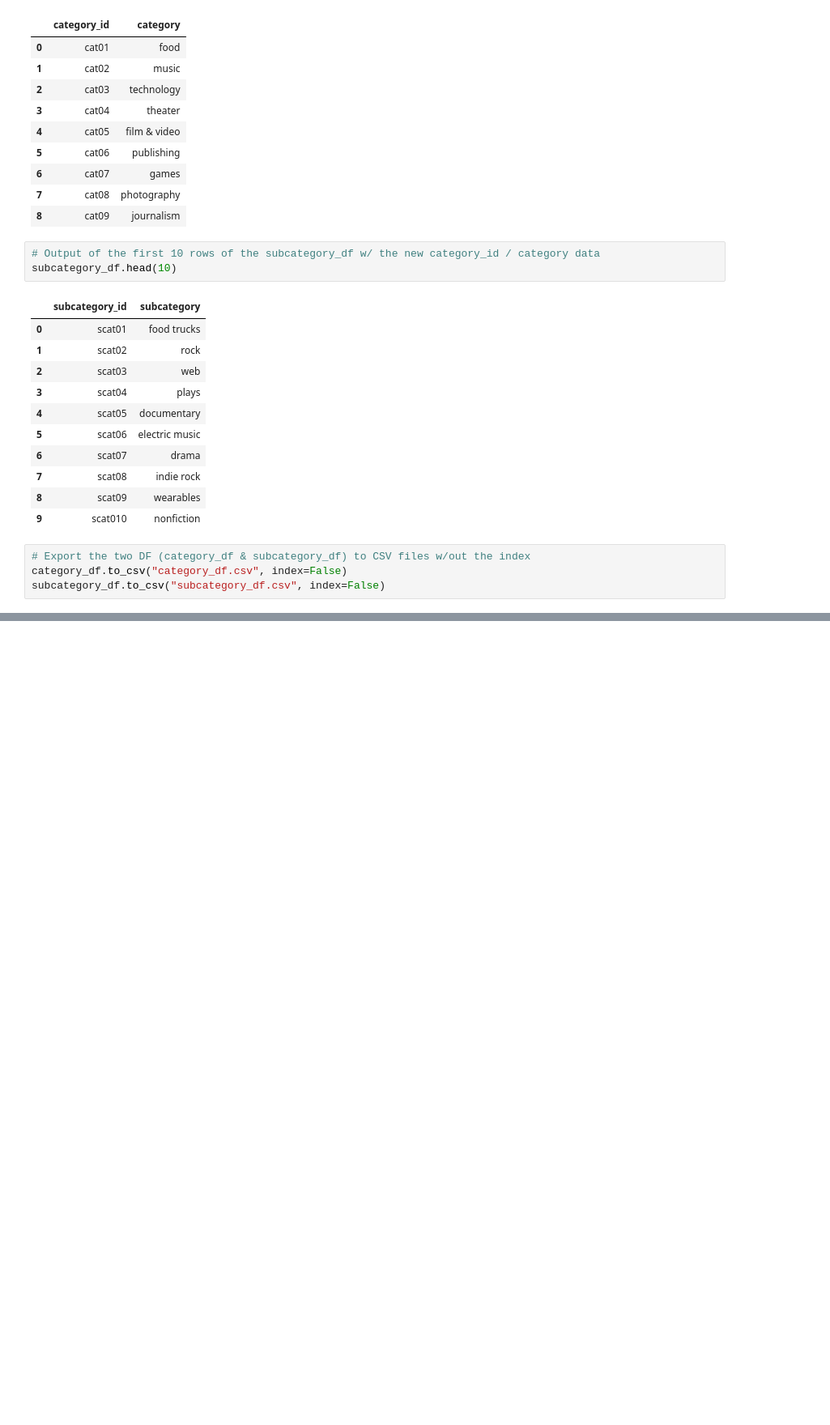
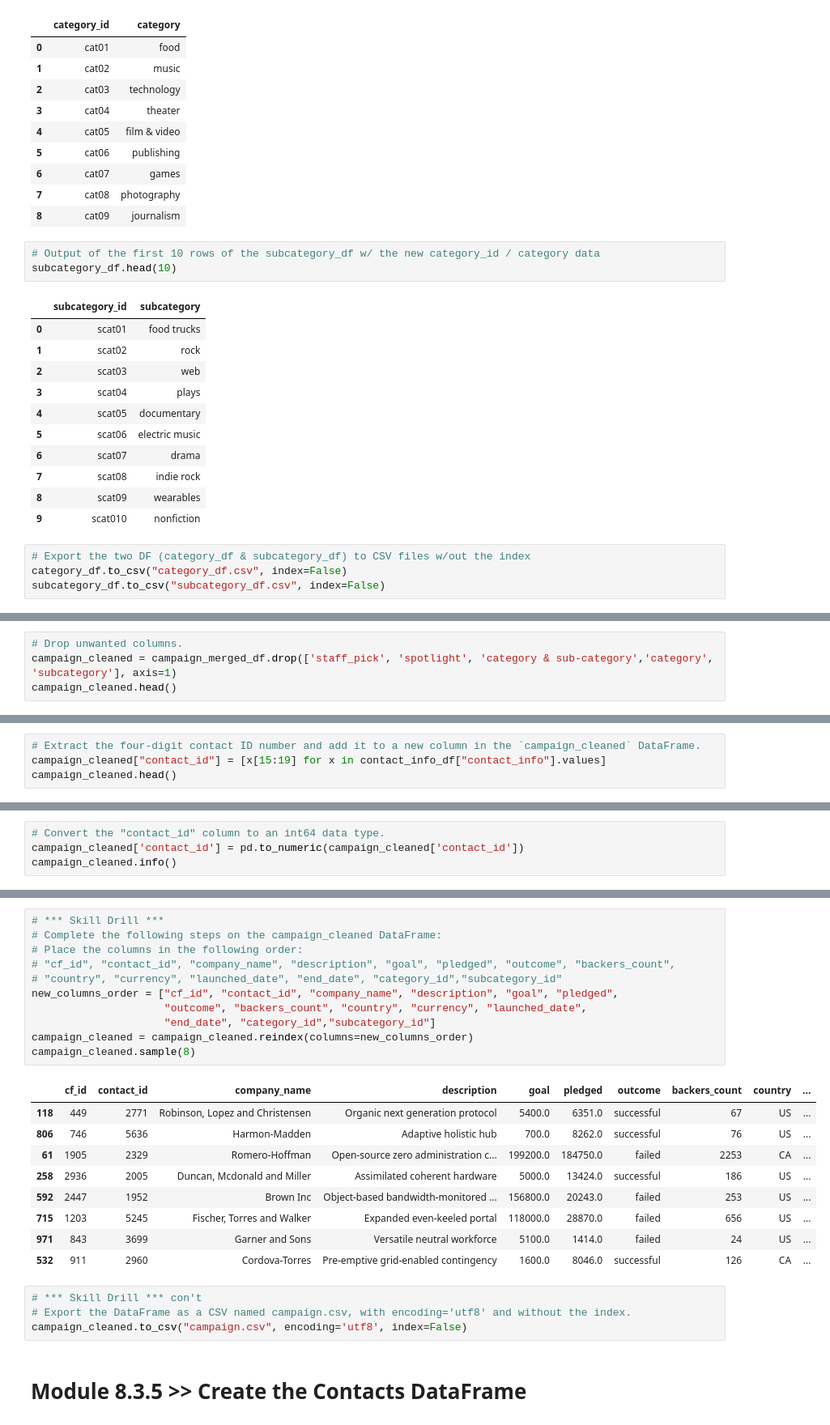
Before and after one commit to jasmith1503/Crowdfunding-ETL, a Jupyter notebook: ETLTransform_CrowdFunding.ipynb, the cells around one changed output, grey strips where cells are left out. Shown: that part at 81% size. Saved outputs shown, nothing was run; the diff lists cells and outputs as text; blank space fills up the shorter version.

```diff
--- a/ETLTransform_CrowdFunding.ipynb
+++ b/ETLTransform_CrowdFunding.ipynb
@@ -222,0 +312,4 @@ subcategory_df.to_csv("subcategory_df.csv", index=False)
+# %%
+# Drop unwanted columns.
+campaign_cleaned = campaign_merged_df.drop(['staff_pick', 'spotlight', 'category & sub-category','category', 'subcategory'], axis=1)
+campaign_cleaned.head()
@@ -222,0 +367,4 @@ subcategory_df.to_csv("subcategory_df.csv", index=False)
+# %%
+# Extract the four-digit contact ID number and add it to a new column in the `campaign_cleaned` DataFrame.
+campaign_cleaned["contact_id"] = [x[15:19] for x in contact_info_df["contact_info"].values]
+campaign_cleaned.head()
@@ -222,0 +378,4 @@ subcategory_df.to_csv("subcategory_df.csv", index=False)
+# %%
+# Convert the "contact_id" column to an int64 data type.
+campaign_cleaned['contact_id'] = pd.to_numeric(campaign_cleaned['contact_id'])
+campaign_cleaned.info()
@@ -222,0 +400,27 @@ subcategory_df.to_csv("subcategory_df.csv", index=False)
+# %%
+# *** Skill Drill ***
+# Complete the following steps on the campaign_cleaned DataFrame:
+# Place the columns in the following order:
+# "cf_id", "contact_id", "company_name", "description", "goal", "pledged", "outcome", "backers_count",
+# "country", "currency", "launched_date", "end_date", "category_id","subcategory_id"
+new_columns_order = ["cf_id", "contact_id", "company_name", "description", "goal", "pledged",
+                     "outcome", "backers_count", "country", "currency", "launched_date",
+                     "end_date", "category_id","subcategory_id"]
+campaign_cleaned = campaign_cleaned.reindex(columns=new_columns_order)
+campaign_cleaned.sample(8)
+# %% [output]
+|  | cf_id | contact_id | company_name | description | goal | pledged | outcome | backers_count | country | ... |
+| 118 | 449 | 2771 | Robinson, Lopez and Christensen | Organic next generation protocol | 5400.0 | 6351.0 | successful | 67 | US | ... |
+| 806 | 746 | 5636 | Harmon-Madden | Adaptive holistic hub | 700.0 | 8262.0 | successful | 76 | US | ... |
+| 61 | 1905 | 2329 | Romero-Hoffman | Open-source zero administration c... | 199200.0 | 184750.0 | failed | 2253 | CA | ... |
+| 258 | 2936 | 2005 | Duncan, Mcdonald and Miller | Assimilated coherent hardware | 5000.0 | 13424.0 | successful | 186 | US | ... |
+| 592 | 2447 | 1952 | Brown Inc | Object-based bandwidth-monitored ... | 156800.0 | 20243.0 | failed | 253 | US | ... |
+| 715 | 1203 | 5245 | Fischer, Torres and Walker | Expanded even-keeled portal | 118000.0 | 28870.0 | failed | 656 | US | ... |
+| 971 | 843 | 3699 | Garner and Sons | Versatile neutral workforce | 5100.0 | 1414.0 | failed | 24 | US | ... |
+| 532 | 911 | 2960 | Cordova-Torres | Pre-emptive grid-enabled contingency | 1600.0 | 8046.0 | successful | 126 | CA | ... |
+# %%
+# *** Skill Drill *** con't
+# Export the DataFrame as a CSV named campaign.csv, with encoding='utf8' and without the index.
+campaign_cleaned.to_csv("campaign.csv", encoding='utf8', index=False)
+# %% [markdown]
+# Module 8.3.5 >> Create the Contacts DataFrame
```
Also changed, not shown: parts of 44 cells of this notebook, 9 other files.
